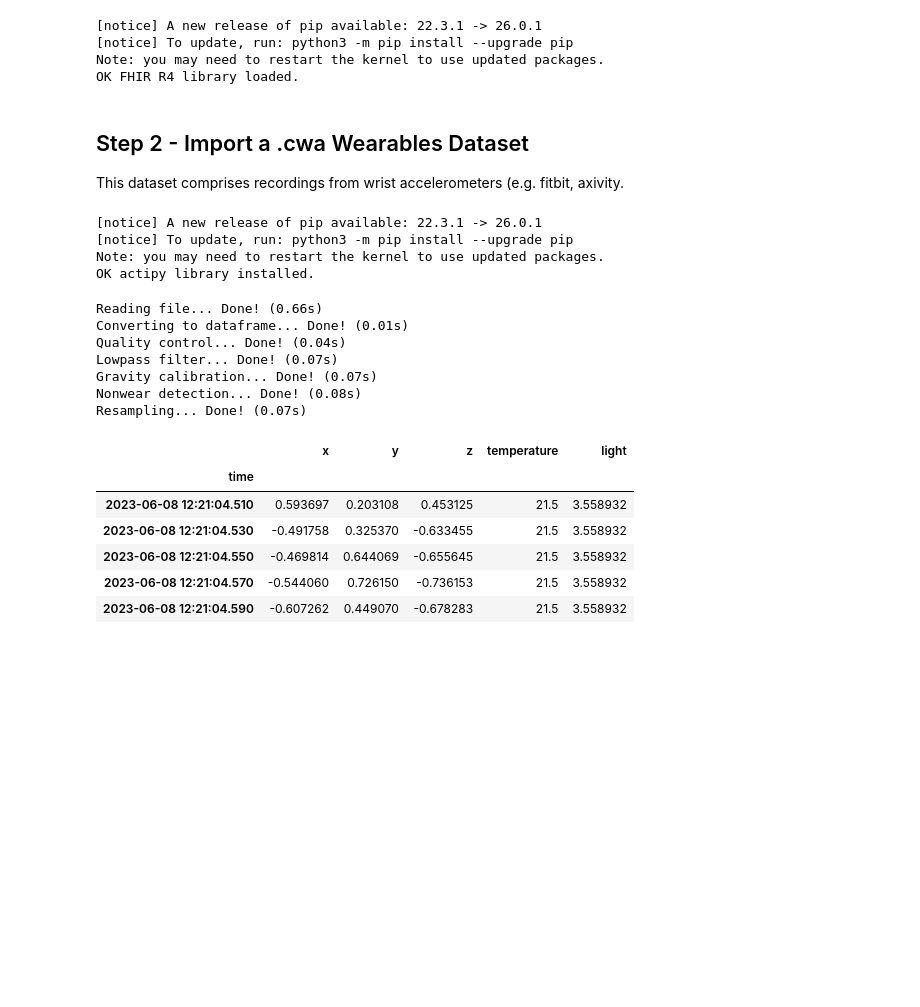
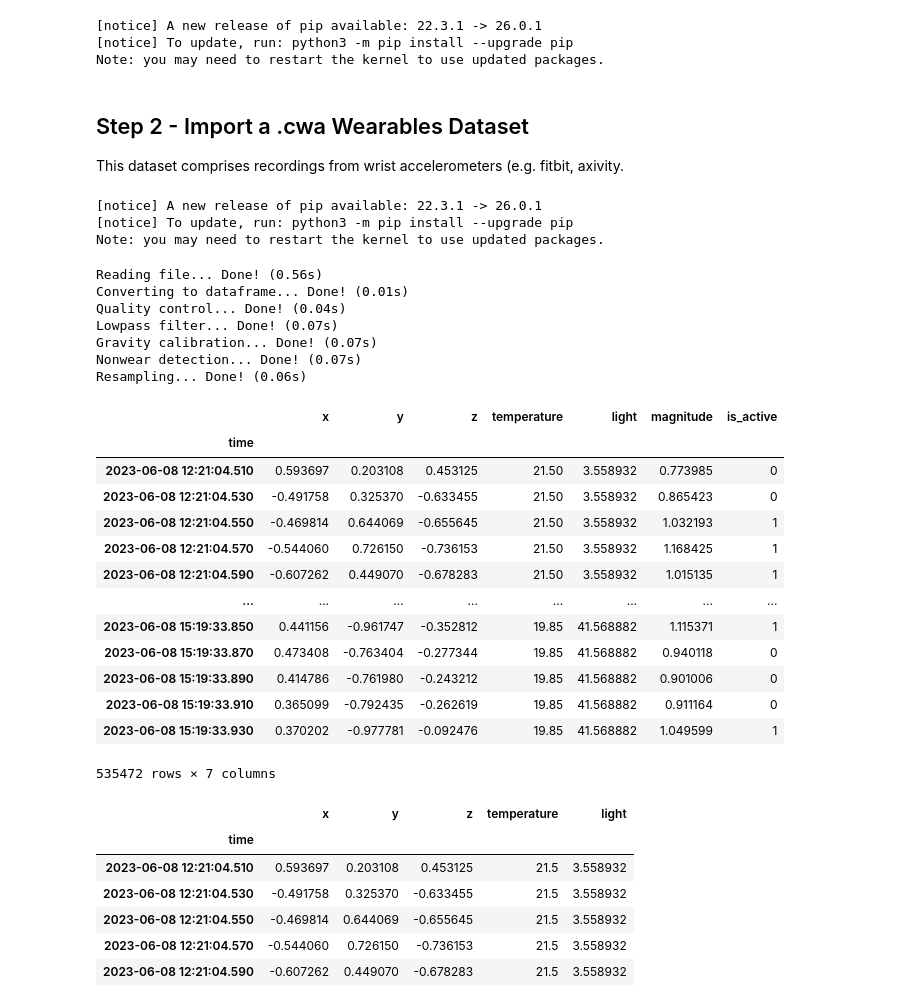
Before and after one commit to anasimmons/ox-clinical-ai-hackathon, a Jupyter notebook: eda/sandbox.ipynb, the cells around one changed output. Cells and saved outputs as stored; diff of their text form; code cells hidden in the pictures; blank space fills up the shorter version.

```diff
--- a/eda/sandbox.ipynb
+++ b/eda/sandbox.ipynb
@@ -41,24 +14,20 @@ from fhir.resources.bundle import Bundle
 import json, uuid, pandas as pd, numpy as np
 import matplotlib.pyplot as plt
 from datetime import datetime, timedelta, timezone
-print('OK FHIR R4 library loaded.')
 # %% [output]
 [notice] A new release of pip available: 22.3.1 -> 26.0.1
 [notice] To update, run: python3 -m pip install --upgrade pip
 Note: you may need to restart the kernel to use updated packages.
-OK FHIR R4 library loaded.
 # %% [markdown]
 ## Step 2 - Import a .cwa Wearables Dataset
 
 This dataset comprises recordings from wrist accelerometers (e.g. fitbit, axivity.
 # %%
 %pip install -q actipy
-print('OK actipy library installed.')
 # %% [output]
 [notice] A new release of pip available: 22.3.1 -> 26.0.1
 [notice] To update, run: python3 -m pip install --upgrade pip
 Note: you may need to restart the kernel to use updated packages.
-OK actipy library installed.
 # %%
 import os
 os.environ['JAVA_HOME'] = '/usr/local/opt/openjdk'
@@ -71,20 +40,37 @@ os.environ['JAVA_HOME'] = '/usr/local/opt/openjdk'
 os.environ['PATH'] = '/usr/local/opt/openjdk/bin:' + os.environ['PATH']
 
 data, info = actipy.read_device(
-    "tiny-sample.cwa",
+    "../data/tiny-sample.cwa",
     lowpass_hz=20,
     calibrate_gravity=True,
     detect_nonwear=True,
     resample_hz=50
 )
 # %% [output]
-Reading file... Done! (0.66s)
+Reading file... Done! (0.56s)
 Converting to dataframe... Done! (0.01s)
 Quality control... Done! (0.04s)
 Lowpass filter... Done! (0.07s)
 Gravity calibration... Done! (0.07s)
-Nonwear detection... Done! (0.08s)
-Resampling... Done! (0.07s)
+Nonwear detection... Done! (0.07s)
+Resampling... Done! (0.06s)
+# %%
+display(data)
+# %% [output]
+|  | x | y | z | temperature | light | magnitude | is_active |
+| time |  |  |  |  |  |  |  |
+| 2023-06-08 12:21:04.510 | 0.593697 | 0.203108 | 0.453125 | 21.50 | 3.558932 | 0.773985 | 0 |
+| 2023-06-08 12:21:04.530 | -0.491758 | 0.325370 | -0.633455 | 21.50 | 3.558932 | 0.865423 | 0 |
+| 2023-06-08 12:21:04.550 | -0.469814 | 0.644069 | -0.655645 | 21.50 | 3.558932 | 1.032193 | 1 |
+| 2023-06-08 12:21:04.570 | -0.544060 | 0.726150 | -0.736153 | 21.50 | 3.558932 | 1.168425 | 1 |
+| 2023-06-08 12:21:04.590 | -0.607262 | 0.449070 | -0.678283 | 21.50 | 3.558932 | 1.015135 | 1 |
+| ... | ... | ... | ... | ... | ... | ... | ... |
+| 2023-06-08 15:19:33.850 | 0.441156 | -0.961747 | -0.352812 | 19.85 | 41.568882 | 1.115371 | 1 |
+| 2023-06-08 15:19:33.870 | 0.473408 | -0.763404 | -0.277344 | 19.85 | 41.568882 | 0.940118 | 0 |
+| 2023-06-08 15:19:33.890 | 0.414786 | -0.761980 | -0.243212 | 19.85 | 41.568882 | 0.901006 | 0 |
+| 2023-06-08 15:19:33.910 | 0.365099 | -0.792435 | -0.262619 | 19.85 | 41.568882 | 0.911164 | 0 |
+| 2023-06-08 15:19:33.930 | 0.370202 | -0.977781 | -0.092476 | 19.85 | 41.568882 | 1.049599 | 1 |
+535472 rows × 7 columns
 # %%
 display(data.head())
 # %% [output]
```
Also changed, not shown: parts of 17 cells of this notebook, 5 other files.
